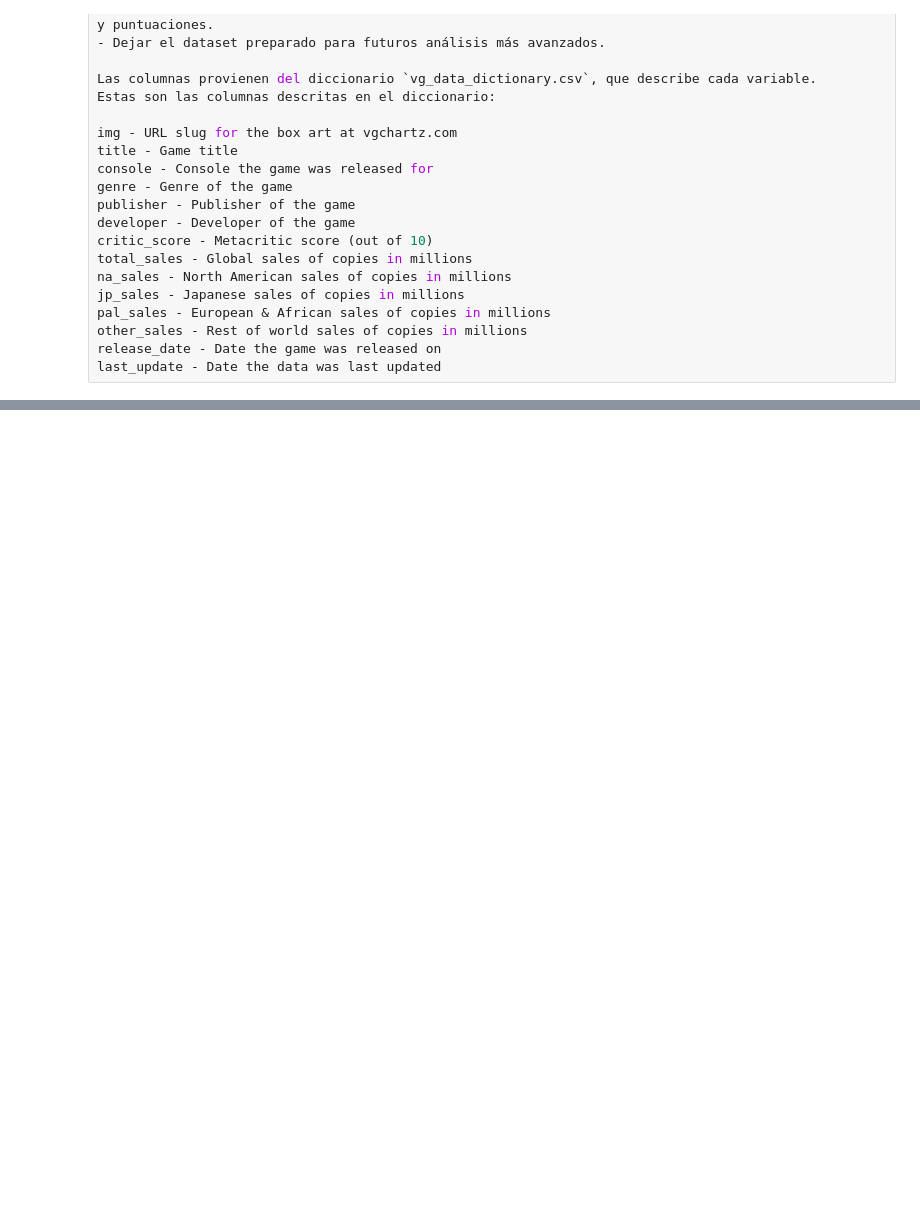
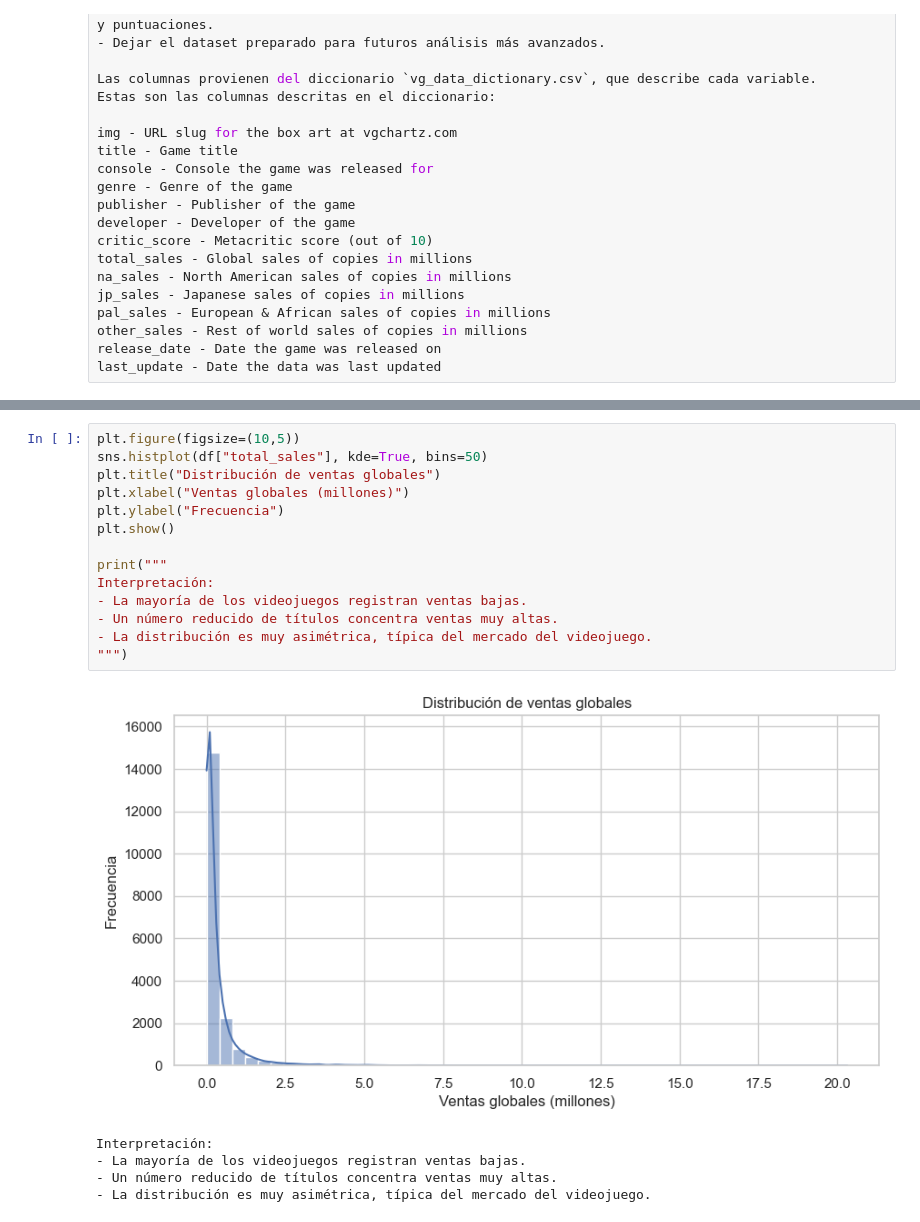
Before and after one commit to Jorge-Vilavella/Proyecto, a Jupyter notebook: notebooks/eda.ipynb, the cells around one changed output, grey strips where cells are left out. Cells and saved outputs as stored; diff of their text form; blank space fills up the shorter version.

Commit message:
Hecho histograma y gráfico de barras

```diff
--- a/notebooks/eda.ipynb
+++ b/notebooks/eda.ipynb
@@ -447,0 +467,20 @@ Preview de datos limpios:
+# %%
+plt.figure(figsize=(10,5))
+sns.histplot(df["total_sales"], kde=True, bins=50)
+plt.title("Distribución de ventas globales")
+plt.xlabel("Ventas globales (millones)")
+plt.ylabel("Frecuencia")
+plt.show()
+
+print("""
+Interpretación:
+- La mayoría de los videojuegos registran ventas bajas.
+- Un número reducido de títulos concentra ventas muy altas.
+- La distribución es muy asimétrica, típica del mercado del videojuego.
+""")
+# %% [output]
+[figure, added]
+Interpretación:
+- La mayoría de los videojuegos registran ventas bajas.
+- Un número reducido de títulos concentra ventas muy altas.
+- La distribución es muy asimétrica, típica del mercado del videojuego.
```
Also changed, not shown: parts of 8 cells of this notebook.
